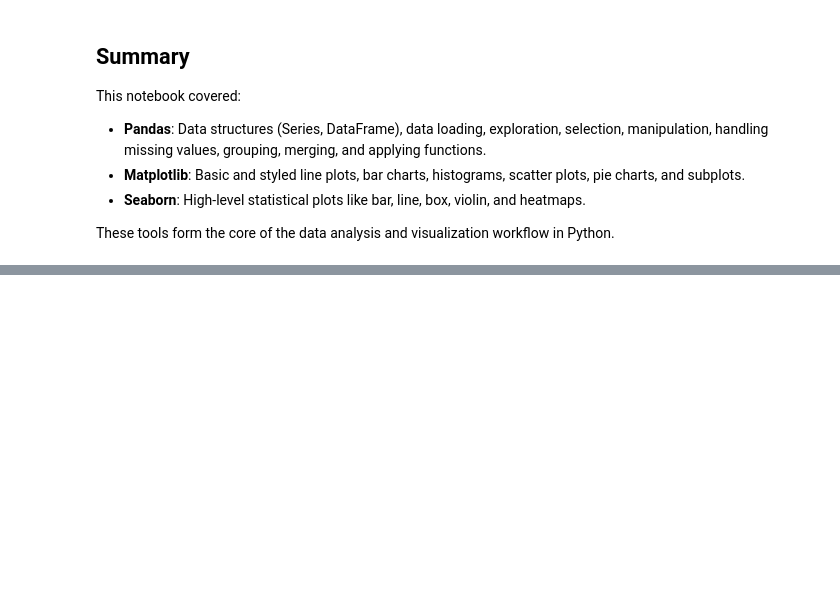
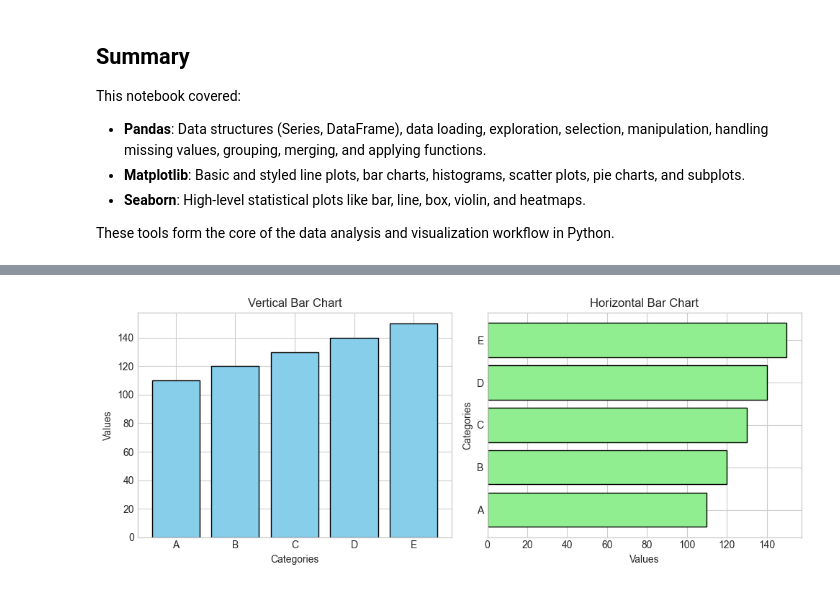
Before and after one commit to priyansupattanaik/CDAC, a Jupyter notebook: 2. Python/20March2026 - Numpy & Panda/Note10.ipynb, the cells around one changed output, grey strips where cells are left out. Saved outputs shown, nothing was run; the diff lists cells and outputs as text; code cells hidden in the pictures; blank space fills up the shorter version.

```diff
--- a/2. Python/20March2026 - Numpy & Panda/Note10.ipynb
+++ b/2. Python/20March2026 - Numpy & Panda/Note10.ipynb
@@ -703,0 +730,28 @@ These tools form the core of the data analysis and visualization workflow in Pyt
+# %%
+import matplotlib.pyplot as plt
+
+categories = ["A", "B", "C", "D", "E"]
+values     = [110, 120, 130, 140, 150]
+
+plt.figure(figsize=(10, 4))
+
+# ── Vertical Bar ───────────────────────────
+plt.subplot(1, 2, 1)        # 1 row, 2 cols, plot 1
+plt.bar(categories, values, color='skyblue',
+        edgecolor='black')
+plt.title("Vertical Bar Chart")
+plt.xlabel("Categories")
+plt.ylabel("Values")
+
+# ── Horizontal Bar ─────────────────────────
+plt.subplot(1, 2, 2)        # 1 row, 2 cols, plot 2
+plt.barh(categories, values, color='lightgreen',
+         edgecolor='black')
+plt.title("Horizontal Bar Chart")
+plt.xlabel("Values")
+plt.ylabel("Categories")
+
+plt.tight_layout()           # prevent overlap
+plt.show()
+# %% [output]
+[figure, added]
```
Also changed, not shown: parts of 5 cells of this notebook, 3 other files.
